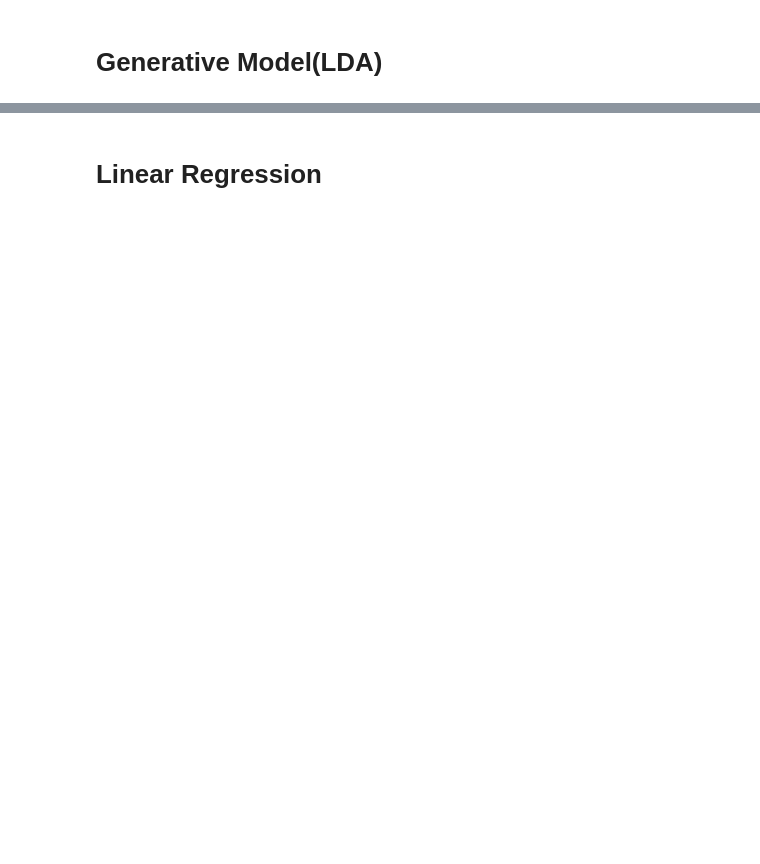
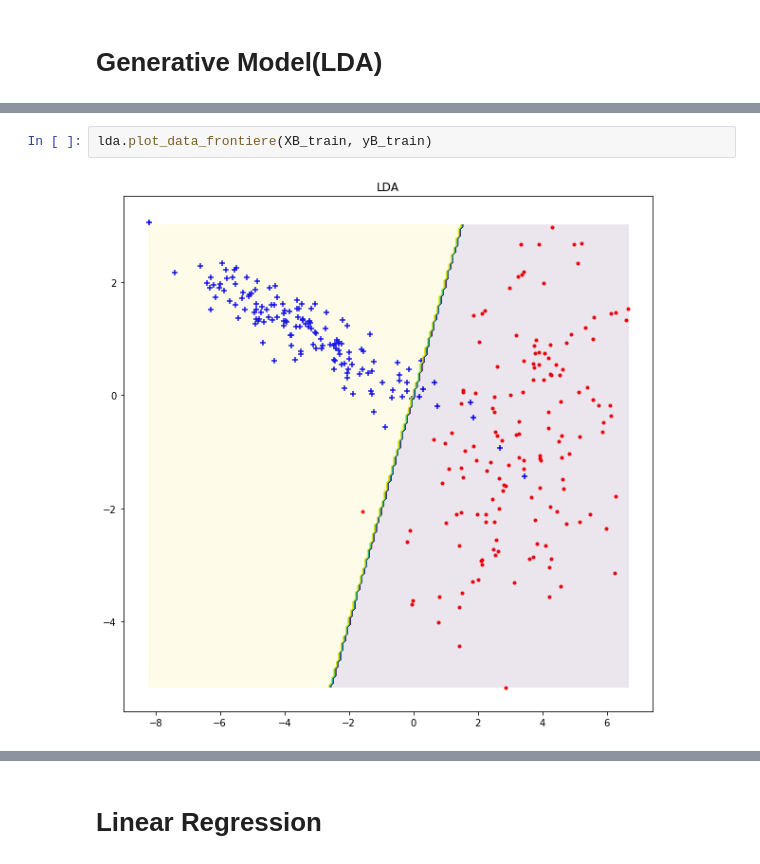
Before and after one commit to LeoAlberge/mva_probabilistic_graphic_models, a Jupyter notebook: TP1-Linear Classification.ipynb, the cells around one changed output, grey strips where cells are left out. Drawn from its saved outputs; the diff is of its cells as text; blank space fills up the shorter version.

```diff
--- a/TP1-Linear Classification.ipynb
+++ b/TP1-Linear Classification.ipynb
@@ -78,0 +112,4 @@ plot_frontiere(X,lda.predict, alpha_c=0.1,step=200)
+# %%
+lda.plot_data_frontiere(XB_train, yB_train)
+# %% [output]
+[figure, added]
```
Also changed, not shown: parts of 23 cells of this notebook.
